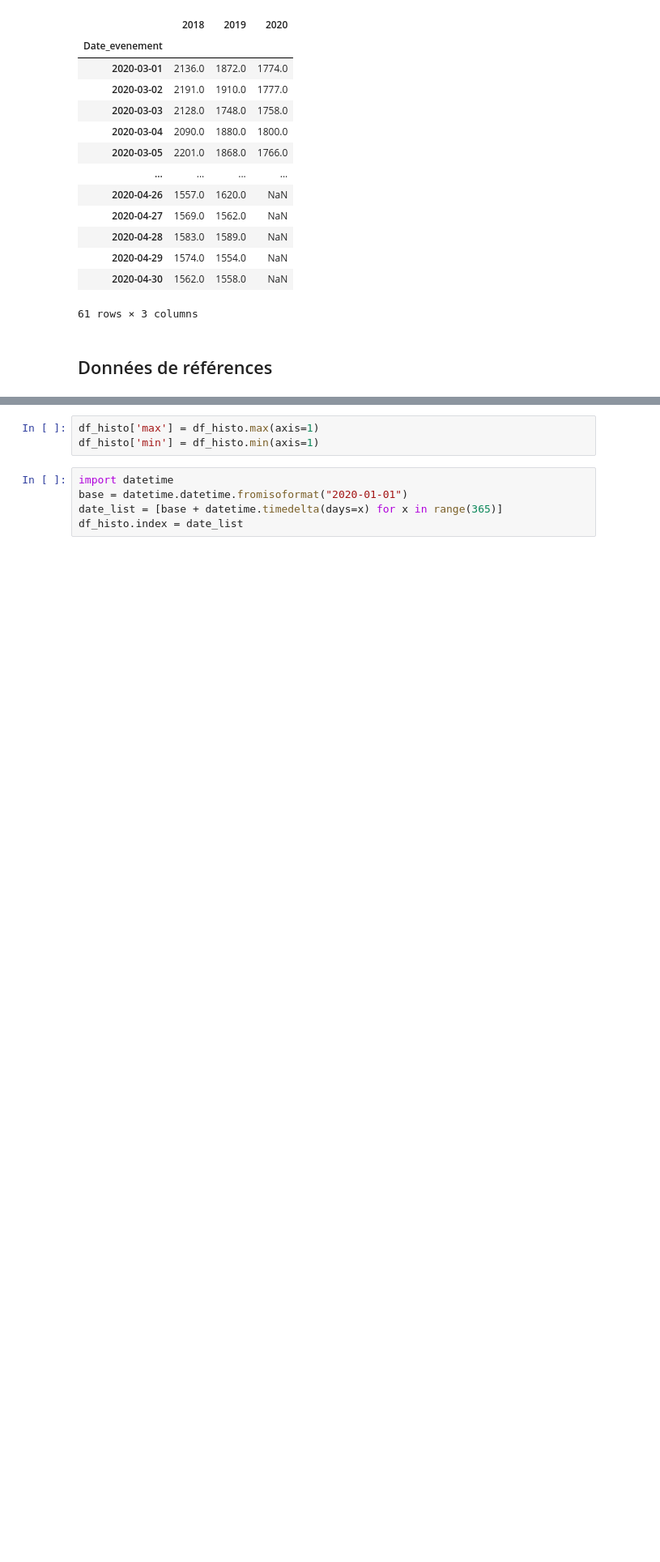
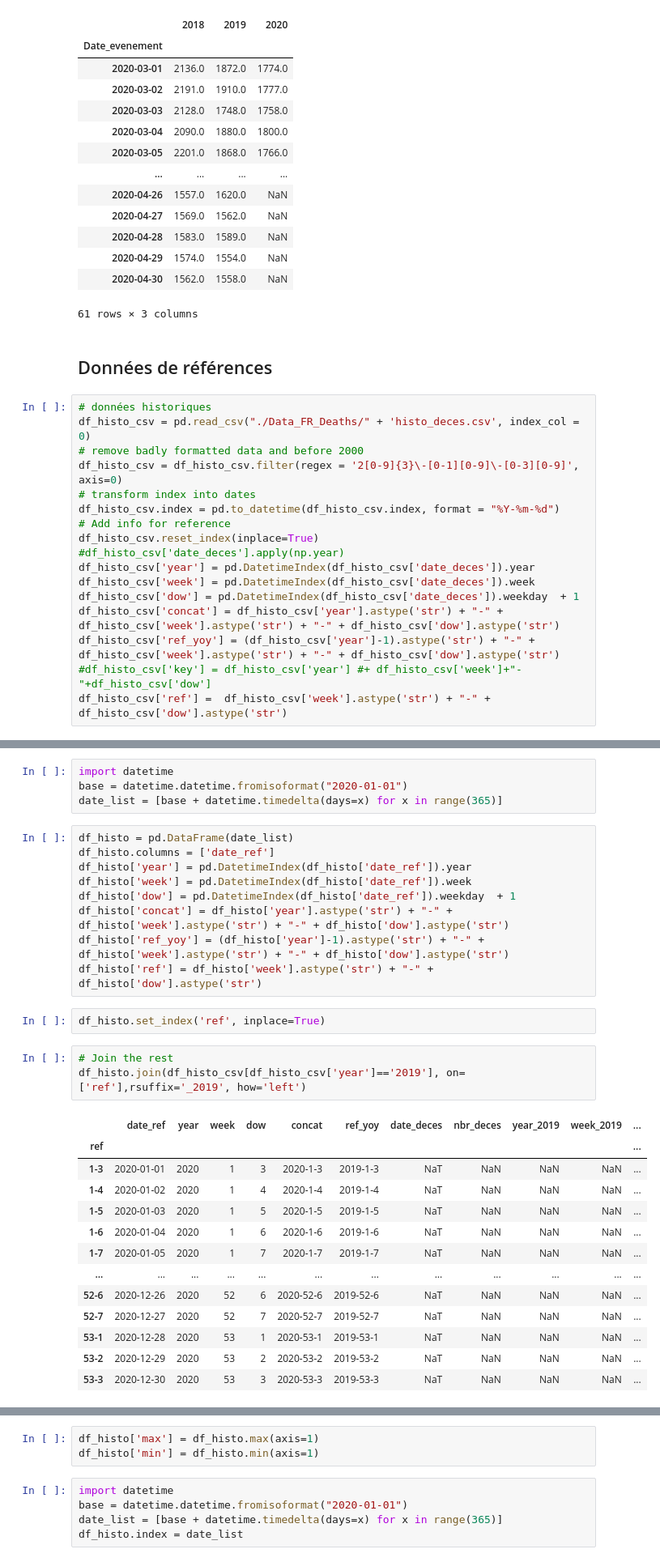
Before and after one commit to makiwara-fr/covid19-analyse, a Jupyter notebook: fr_deaths.ipynb, the cells around one changed output, grey strips where cells are left out. Shown at 81% size. Cells and saved outputs as stored; diff of their text form; blank space fills up the shorter version.

Commit message:
history first elements

```diff
--- a/fr_deaths.ipynb
+++ b/fr_deaths.ipynb
@@ -122,3 +122,20 @@ df_wp
 61 rows × 3 columns
 # %% [markdown]
 ## Données de références
+# %%
+# données historiques
+df_histo_csv = pd.read_csv("./Data_FR_Deaths/" + 'histo_deces.csv', index_col = 0)
+# remove badly formatted data and before 2000
+df_histo_csv = df_histo_csv.filter(regex = '2[0-9]{3}\-[0-1][0-9]\-[0-3][0-9]', axis=0)
+# transform index into dates
+df_histo_csv.index = pd.to_datetime(df_histo_csv.index, format = "%Y-%m-%d")
+# Add info for reference
+df_histo_csv.reset_index(inplace=True)
+#df_histo_csv['date_deces'].apply(np.year)
+df_histo_csv['year'] = pd.DatetimeIndex(df_histo_csv['date_deces']).year
+df_histo_csv['week'] = pd.DatetimeIndex(df_histo_csv['date_deces']).week
+df_histo_csv['dow'] = pd.DatetimeIndex(df_histo_csv['date_deces']).weekday  + 1
+df_histo_csv['concat'] = df_histo_csv['year'].astype('str') + "-" + df_histo_csv['week'].astype('str') + "-" + df_histo_csv['dow'].astype('str')
+df_histo_csv['ref_yoy'] = (df_histo_csv['year']-1).astype('str') + "-" + df_histo_csv['week'].astype('str') + "-" + df_histo_csv['dow'].astype('str')
+#df_histo_csv['key'] = df_histo_csv['year'] #+ df_histo_csv['week']+"-"+df_histo_csv['dow']
+df_histo_csv['ref'] =  df_histo_csv['week'].astype('str') + "-" + df_histo_csv['dow'].astype('str')
@@ -124,0 +160,32 @@ df_wp
+# %%
+import datetime
+base = datetime.datetime.fromisoformat("2020-01-01")
+date_list = [base + datetime.timedelta(days=x) for x in range(365)]
+# %%
+df_histo = pd.DataFrame(date_list)
+df_histo.columns = ['date_ref']
+df_histo['year'] = pd.DatetimeIndex(df_histo['date_ref']).year
+df_histo['week'] = pd.DatetimeIndex(df_histo['date_ref']).week
+df_histo['dow'] = pd.DatetimeIndex(df_histo['date_ref']).weekday  + 1
+df_histo['concat'] = df_histo['year'].astype('str') + "-" + df_histo['week'].astype('str') + "-" + df_histo['dow'].astype('str')
+df_histo['ref_yoy'] = (df_histo['year']-1).astype('str') + "-" + df_histo['week'].astype('str') + "-" + df_histo['dow'].astype('str')
+df_histo['ref'] = df_histo['week'].astype('str') + "-" + df_histo['dow'].astype('str')
+# %%
+df_histo.set_index('ref', inplace=True)
+# %%
+# Join the rest
+df_histo.join(df_histo_csv[df_histo_csv['year']=='2019'], on=['ref'],rsuffix='_2019', how='left')
+# %% [output]
+|  | date_ref | year | week | dow | concat | ref_yoy | date_deces | nbr_deces | year_2019 | week_2019 | ... |
+| ref |  |  |  |  |  |  |  |  |  |  | ... |
+| 1-3 | 2020-01-01 | 2020 | 1 | 3 | 2020-1-3 | 2019-1-3 | NaT | NaN | NaN | NaN | ... |
+| 1-4 | 2020-01-02 | 2020 | 1 | 4 | 2020-1-4 | 2019-1-4 | NaT | NaN | NaN | NaN | ... |
+| 1-5 | 2020-01-03 | 2020 | 1 | 5 | 2020-1-5 | 2019-1-5 | NaT | NaN | NaN | NaN | ... |
+| 1-6 | 2020-01-04 | 2020 | 1 | 6 | 2020-1-6 | 2019-1-6 | NaT | NaN | NaN | NaN | ... |
+| 1-7 | 2020-01-05 | 2020 | 1 | 7 | 2020-1-7 | 2019-1-7 | NaT | NaN | NaN | NaN | ... |
+| ... | ... | ... | ... | ... | ... | ... | ... | ... | ... | ... | ... |
+| 52-6 | 2020-12-26 | 2020 | 52 | 6 | 2020-52-6 | 2019-52-6 | NaT | NaN | NaN | NaN | ... |
+| 52-7 | 2020-12-27 | 2020 | 52 | 7 | 2020-52-7 | 2019-52-7 | NaT | NaN | NaN | NaN | ... |
+| 53-1 | 2020-12-28 | 2020 | 53 | 1 | 2020-53-1 | 2019-53-1 | NaT | NaN | NaN | NaN | ... |
+| 53-2 | 2020-12-29 | 2020 | 53 | 2 | 2020-53-2 | 2019-53-2 | NaT | NaN | NaN | NaN | ... |
+| 53-3 | 2020-12-30 | 2020 | 53 | 3 | 2020-53-3 | 2019-53-3 | NaT | NaN | NaN | NaN | ... |
```
Also changed, not shown: parts of 6 cells of this notebook, 2 other files.
